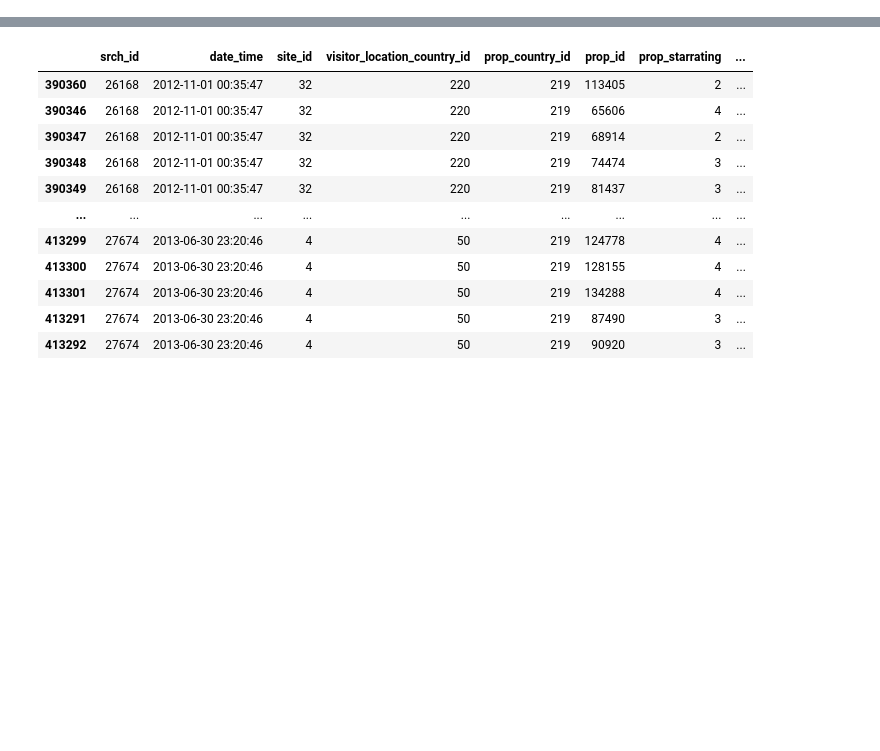
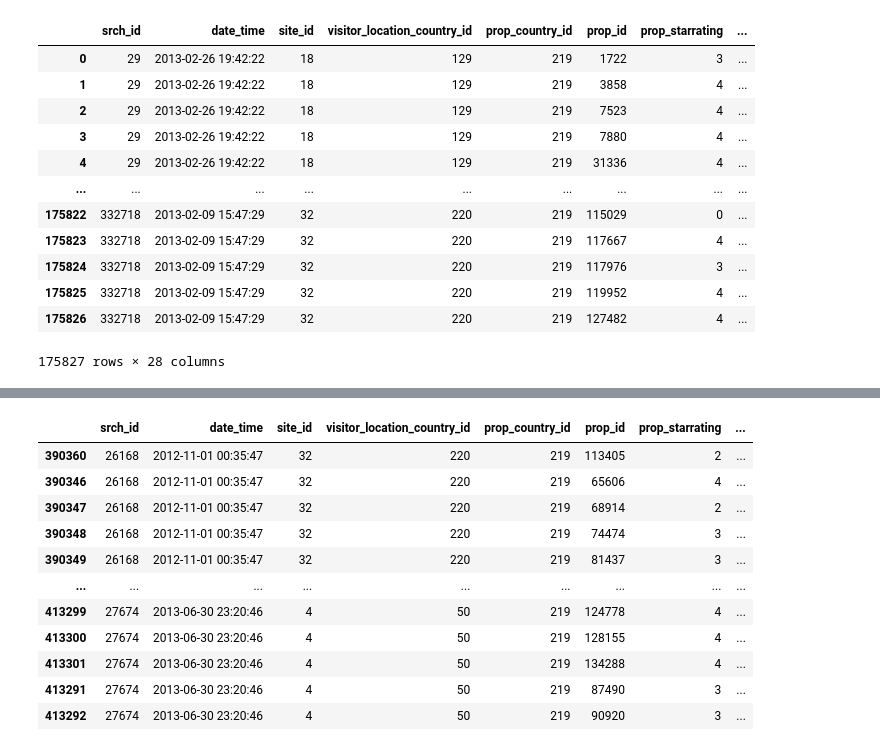
Before and after one commit to IOuadah/DMT_2, a Jupyter notebook: tfrs_FOUT.ipynb, the cells around one changed output, grey strips where cells are left out. Drawn from its saved outputs; the diff is of its cells as text; code cells hidden in the pictures; blank space fills up the shorter version.

```diff
--- a/tfrs_FOUT.ipynb
+++ b/tfrs_FOUT.ipynb
@@ -7,0 +215,21 @@ client = cluster.get_client()
+# %%
+import pandas as pd
+t1 = pd.read_csv("data/train_small.csv")
+# %%
+na_counts = (t1.isna().sum() * 100/len(t1))
+data_processed = t1.drop(na_counts[na_counts > 50].index.tolist(), axis=1)
+data_processed
+# %% [output]
+|  | srch_id | date_time | site_id | visitor_location_country_id | prop_country_id | prop_id | prop_starrating | ... |
+| 0 | 29 | 2013-02-26 19:42:22 | 18 | 129 | 219 | 1722 | 3 | ... |
+| 1 | 29 | 2013-02-26 19:42:22 | 18 | 129 | 219 | 3858 | 4 | ... |
+| 2 | 29 | 2013-02-26 19:42:22 | 18 | 129 | 219 | 7523 | 4 | ... |
+| 3 | 29 | 2013-02-26 19:42:22 | 18 | 129 | 219 | 7880 | 4 | ... |
+| 4 | 29 | 2013-02-26 19:42:22 | 18 | 129 | 219 | 31336 | 4 | ... |
+| ... | ... | ... | ... | ... | ... | ... | ... | ... |
+| 175822 | 332718 | 2013-02-09 15:47:29 | 32 | 220 | 219 | 115029 | 0 | ... |
+| 175823 | 332718 | 2013-02-09 15:47:29 | 32 | 220 | 219 | 117667 | 4 | ... |
+| 175824 | 332718 | 2013-02-09 15:47:29 | 32 | 220 | 219 | 117976 | 3 | ... |
+| 175825 | 332718 | 2013-02-09 15:47:29 | 32 | 220 | 219 | 119952 | 4 | ... |
+| 175826 | 332718 | 2013-02-09 15:47:29 | 32 | 220 | 219 | 127482 | 4 | ... |
+175827 rows × 28 columns
```
Also changed, not shown: parts of 15 cells of this notebook.
